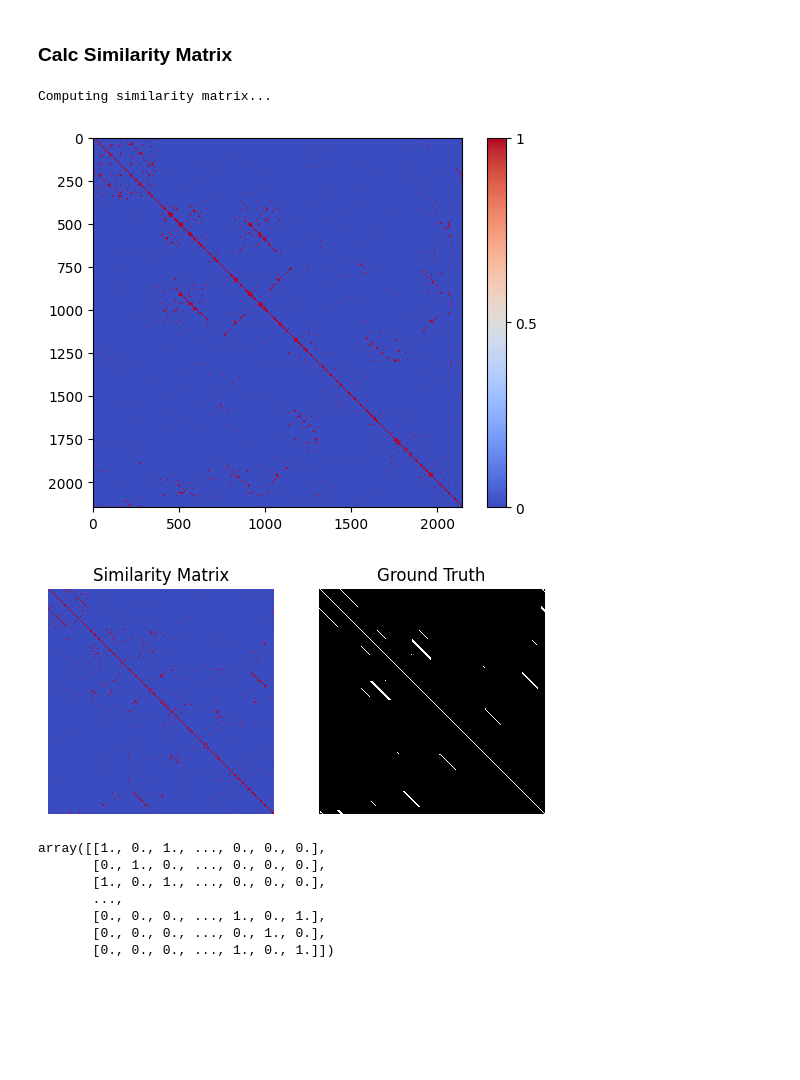
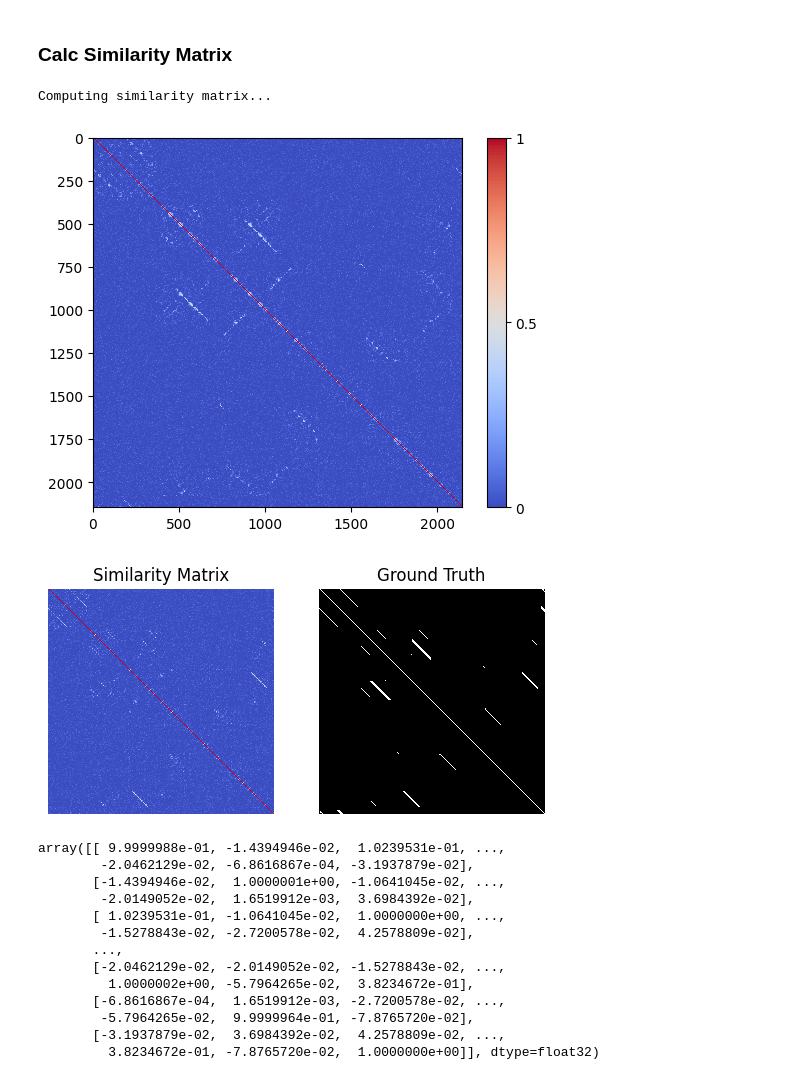
Before and after one commit to shubham-rateria/cs-5785-final-project, a Jupyter notebook: loop-closure.ipynb, the cells around one changed output. Cells and saved outputs as stored; diff of their text form; code cells hidden in the pictures; blank space fills up the shorter version.

```diff
--- a/loop-closure.ipynb
+++ b/loop-closure.ipynb
@@ -322,8 +322,7 @@ else:
 # %% [output]
 Data loaded from pickle file.
 # %%
-embeddings = np.array([embedding.numpy() if hasattr(embedding, 'numpy') else embedding for embedding in embeddings])
-embeddings = embeddings.reshape(len(imgs), -1)
+embeddings = np.array([embedding.numpy() for embedding in embeddings]).reshape(len(imgs), -1)
 embeddings.shape
 # %% [output]
 (2146, 2048)
@@ -453,24 +452,27 @@ def similarity_matrix(descs, gt, median=False, cluster=True, plot=True,
         name:    name for plot file+cache
     """
     print('Computing similarity matrix...')
-    n = descs.shape[0]
-    diffs = np.zeros((n, n))
+    # n = descs.shape[0]
+    # diffs = np.zeros((n, n))
 
     # Compute L2 norm of each vector
     norms = np.linalg.norm(descs, axis=1)
     descs_norm = descs / norms[:, None]
 
+    sim = np.dot(descs_norm, descs_norm.T)
+    # print(max(sim), min(sim))
+
     # Compute similarity of every vector with every vector
-    for i, desc in enumerate(descs):
-        # Compute difference
-        diff = np.linalg.norm(descs_norm - descs_norm[i], axis=1)
-        diffs[i] = diff
+    # for i, desc in enumerate(descs):
+    #     # Compute difference
+    #     diff = np.linalg.norm(descs_norm - descs_norm[i], axis=1)
+    #     diffs[i] = diff
 
-    # Compute max difference
-    dmax = diffs.max()
+    # # Compute max difference
+    # dmax = diffs.max()
 
-    # Normalize difference and create sim matrix
-    sim = 1. - (diffs / dmax)
+    # # Normalize difference and create sim matrix
+    # sim = 1. - (diffs / dmax)
     assert gt.shape[0] == sim.shape[0]
 
     # if cluster:
@@ -514,19 +516,25 @@ def similarity_matrix(descs, gt, median=False, cluster=True, plot=True,
     return sim
 # %%
 # just the similarity matrix using l2 norm
-sim = similarity_matrix(pca, gt, threshold=0.15, cluster=False)
+sim = similarity_matrix(pca, gt, cluster=False)
 # %% [output]
 Computing similarity matrix...
-[figure, old version]
+[figure, new version]
-[figure, old version]
+[figure, new version]
 # %%
 sim
 # %% [output]
-array([[1., 0., 1., ..., 0., 0., 0.],
-       [0., 1., 0., ..., 0., 0., 0.],
-       [1., 0., 1., ..., 0., 0., 0.],
+array([[ 9.9999988e-01, -1.4394946e-02,  1.0239531e-01, ...,
+        -2.0462129e-02, -6.8616867e-04, -3.1937879e-02],
+       [-1.4394946e-02,  1.0000001e+00, -1.0641045e-02, ...,
+        -2.0149052e-02,  1.6519912e-03,  3.6984392e-02],
+       [ 1.0239531e-01, -1.0641045e-02,  1.0000000e+00, ...,
+        -1.5278843e-02, -2.7200578e-02,  4.2578809e-02],
        ...,
-       [0., 0., 0., ..., 1., 0., 1.],
-       [0., 0., 0., ..., 0., 1., 0.],
-       [0., 0., 0., ..., 1., 0., 1.]])
+       [-2.0462129e-02, -2.0149052e-02, -1.5278843e-02, ...,
+         1.0000002e+00, -5.7964265e-02,  3.8234672e-01],
+       [-6.8616867e-04,  1.6519912e-03, -2.7200578e-02, ...,
+        -5.7964265e-02,  9.9999964e-01, -7.8765720e-02],
+       [-3.1937879e-02,  3.6984392e-02,  4.2578809e-02, ...,
+         3.8234672e-01, -7.8765720e-02,  1.0000000e+00]], dtype=float32)
 # %%
```
Also changed, not shown: parts of 3 cells of this notebook.
